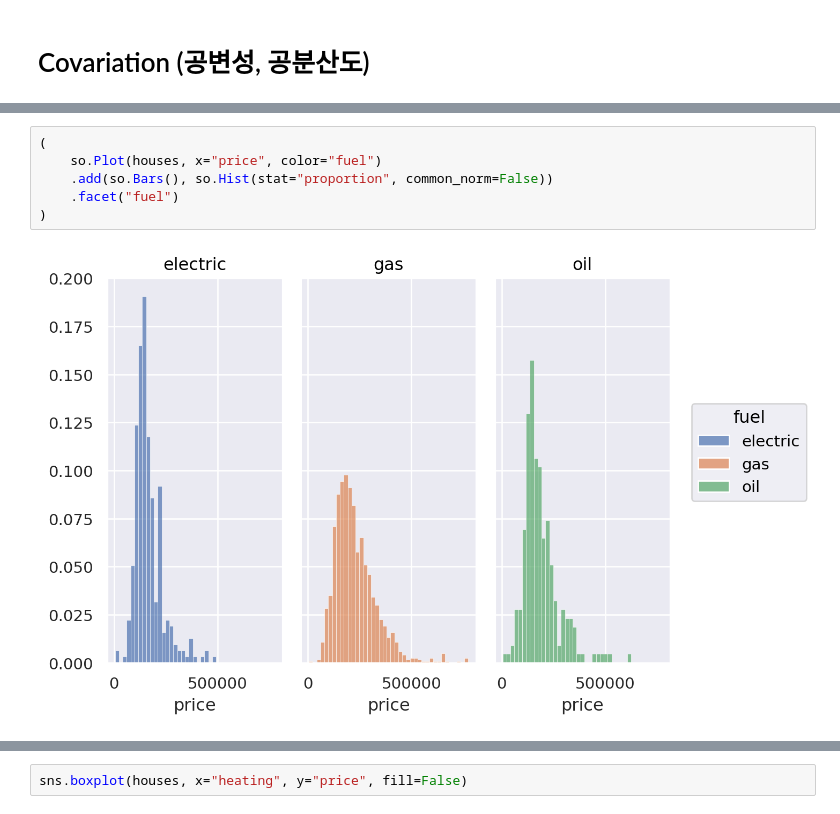
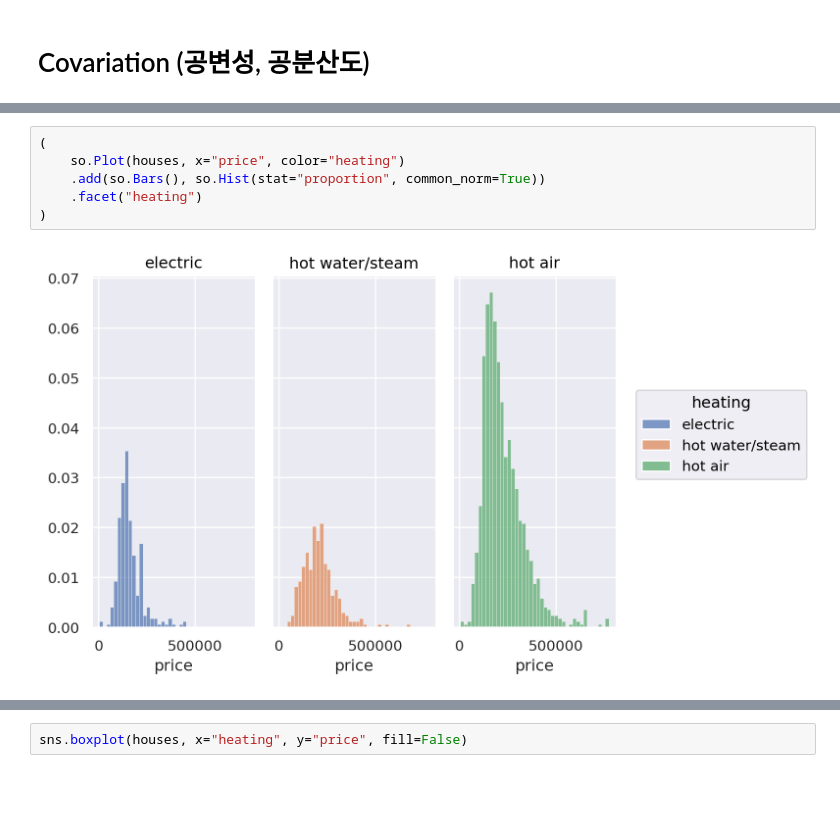
Before and after one commit to Felix-Silas/2024-1-Class, a Jupyter notebook: Data Analysis and Visualization/HW01_EDA.ipynb, the cells around one changed output, grey strips where cells are left out. Cells and saved outputs as stored; diff of their text form; blank space fills up the shorter version.

Commit message:
feat: houses 데이터 EDA 과제 마무리

```diff
--- a/Data Analysis and Visualization/HW01_EDA.ipynb
+++ b/Data Analysis and Visualization/HW01_EDA.ipynb
@@ -291,8 +313,8 @@ for numeric in numeric_list:
 # %%
 (
-    so.Plot(houses, x="price", color="fuel")
-    .add(so.Bars(), so.Hist(stat="proportion", common_norm=False))
-    .facet("fuel")
+    so.Plot(houses, x="price", color="heating")
+    .add(so.Bars(), so.Hist(stat="proportion", common_norm=True))
+    .facet("heating")
 )
 # %% [output]
-[figure, old version]
+[figure, new version]
```
Also changed, not shown: parts of 45 cells of this notebook.
